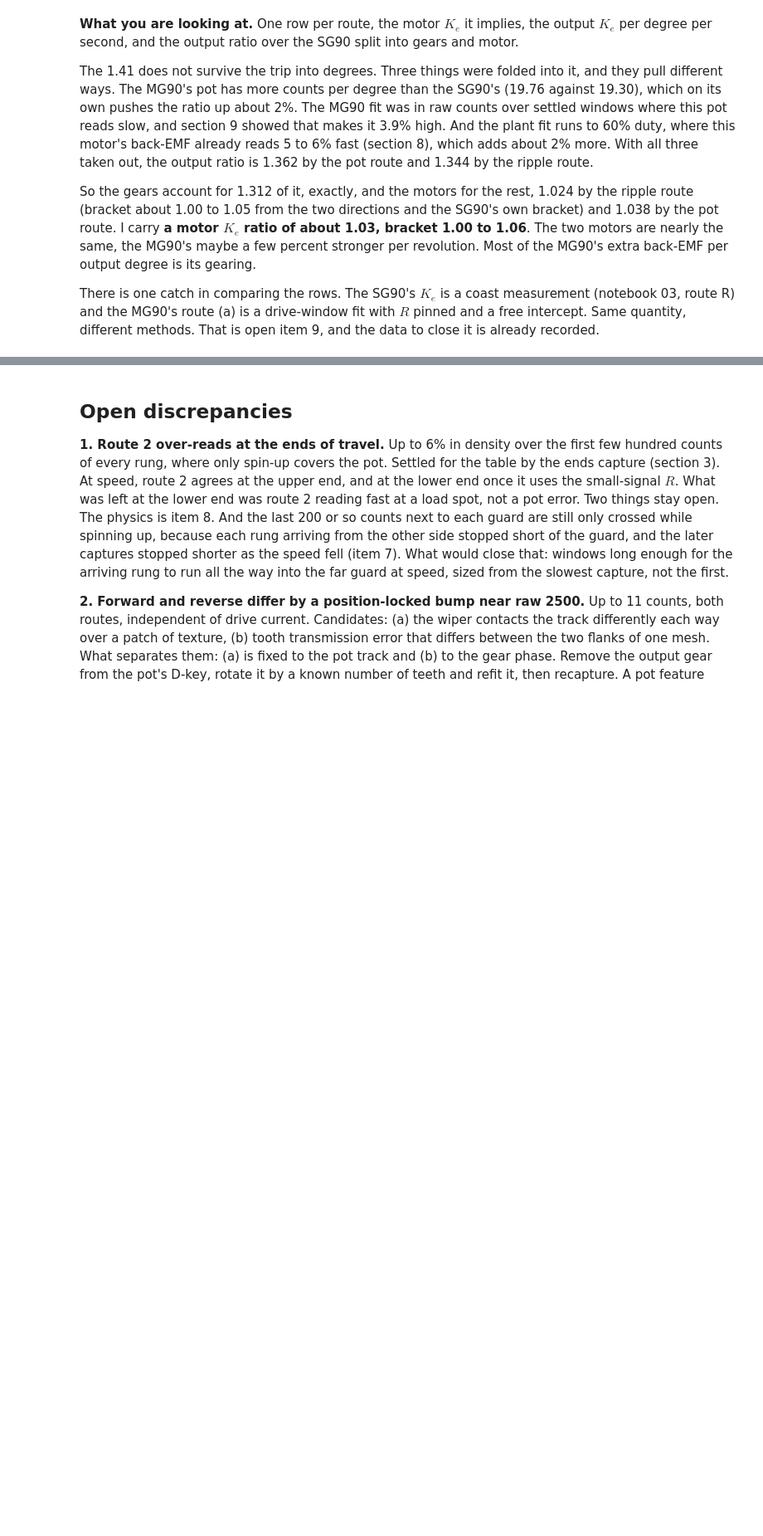
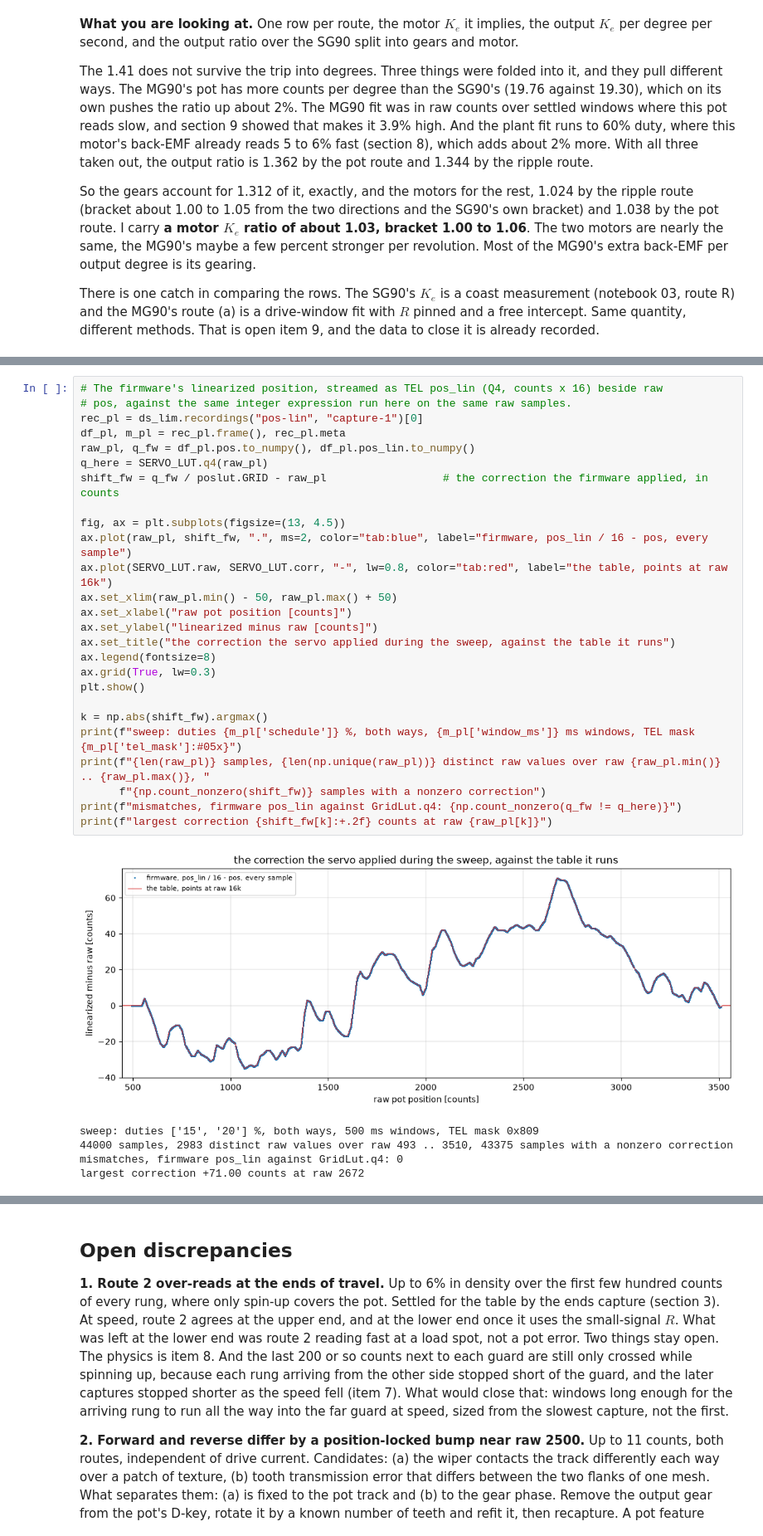
Before and after one commit to OpenServoCore/open-servo-core, a Jupyter notebook: notebooks/09-pot-linearization.ipynb, the cells around one changed output, grey strips where cells are left out. Shown at 83% size. Saved outputs shown, nothing was run; the diff lists cells and outputs as text; blank space fills up the shorter version.

Commit message:
notebooks: 09 confirms the position table on the servo

```diff
--- a/notebooks/09-pot-linearization.ipynb
+++ b/notebooks/09-pot-linearization.ipynb
@@ -2988,0 +3057,32 @@ What to compare, with the pass line for each.
+# %%
+# The firmware's linearized position, streamed as TEL pos_lin (Q4, counts x 16) beside raw
+# pos, against the same integer expression run here on the same raw samples.
+rec_pl = ds_lim.recordings("pos-lin", "capture-1")[0]
+df_pl, m_pl = rec_pl.frame(), rec_pl.meta
+raw_pl, q_fw = df_pl.pos.to_numpy(), df_pl.pos_lin.to_numpy()
+q_here = SERVO_LUT.q4(raw_pl)
+shift_fw = q_fw / poslut.GRID - raw_pl                  # the correction the firmware applied, in counts
+
+fig, ax = plt.subplots(figsize=(13, 4.5))
+ax.plot(raw_pl, shift_fw, ".", ms=2, color="tab:blue", label="firmware, pos_lin / 16 - pos, every sample")
+ax.plot(SERVO_LUT.raw, SERVO_LUT.corr, "-", lw=0.8, color="tab:red", label="the table, points at raw 16k")
+ax.set_xlim(raw_pl.min() - 50, raw_pl.max() + 50)
+ax.set_xlabel("raw pot position [counts]")
+ax.set_ylabel("linearized minus raw [counts]")
+ax.set_title("the correction the servo applied during the sweep, against the table it runs")
+ax.legend(fontsize=8)
+ax.grid(True, lw=0.3)
+plt.show()
+
+k = np.abs(shift_fw).argmax()
+print(f"sweep: duties {m_pl['schedule']} %, both ways, {m_pl['window_ms']} ms windows, TEL mask {m_pl['tel_mask']:#05x}")
+print(f"{len(raw_pl)} samples, {len(np.unique(raw_pl))} distinct raw values over raw {raw_pl.min()} .. {raw_pl.max()}, "
+      f"{np.count_nonzero(shift_fw)} samples with a nonzero correction")
+print(f"mismatches, firmware pos_lin against GridLut.q4: {np.count_nonzero(q_fw != q_here)}")
+print(f"largest correction {shift_fw[k]:+.2f} counts at raw {raw_pl[k]}")
+# %% [output]
+[figure, added]
+sweep: duties ['15', '20'] %, both ways, 500 ms windows, TEL mask 0x809
+44000 samples, 2983 distinct raw values over raw 493 .. 3510, 43375 samples with a nonzero correction
+mismatches, firmware pos_lin against GridLut.q4: 0
+largest correction +71.00 counts at raw 2672
```
Also changed, not shown: parts of 18 cells of this notebook.
